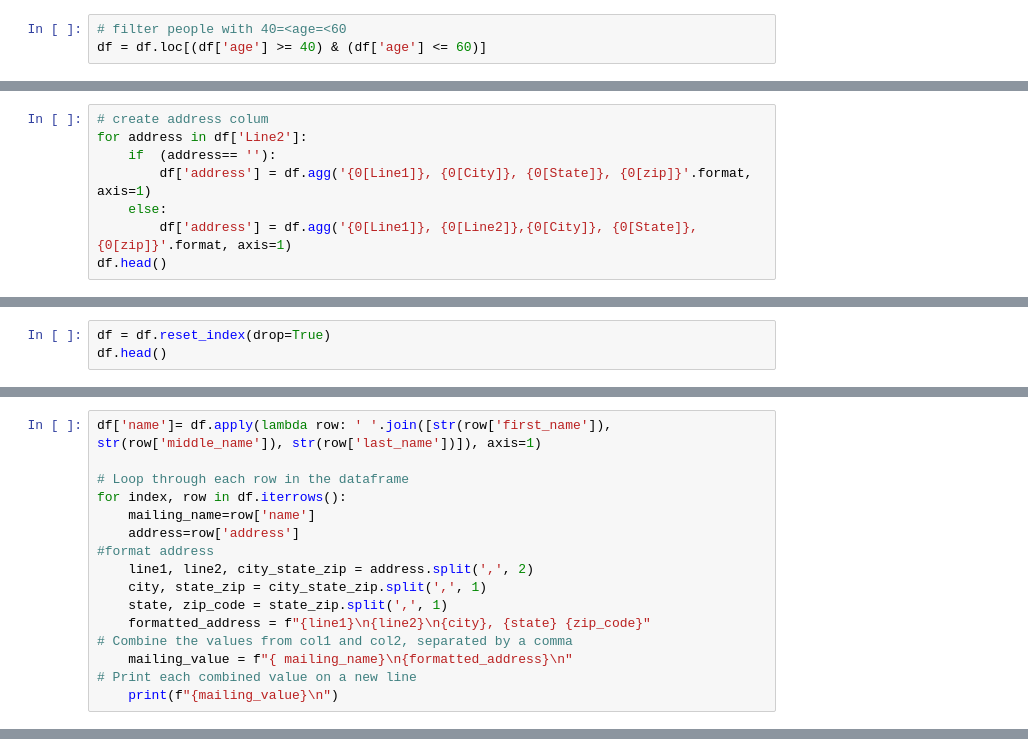
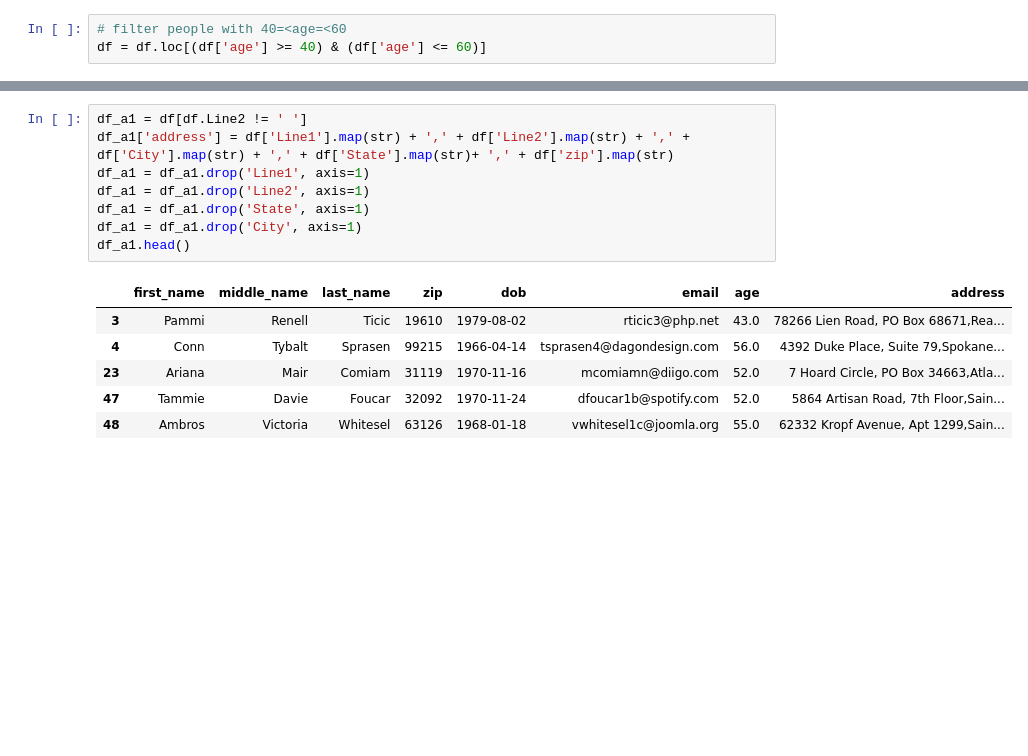
Before and after one commit to Shinhaeyoon/Project-2_ETL, a Jupyter notebook: Mini-project_ETL.ipynb, the cells around one changed output, grey strips where cells are left out. Saved outputs shown, nothing was run; the diff lists cells and outputs as text; blank space fills up the shorter version.

```diff
--- a/Mini-project_ETL.ipynb
+++ b/Mini-project_ETL.ipynb
@@ -178,11 +178,3 @@ df.head()
 | 9 | Candide | Delmore | Tilliard | 02203 | 1975-02-15 | dtilliard9@google.it | 48.0 | 037 Victoria Parkway |  | MA | ... |
 | 10 | Yovonnda | Edward | Maddrah | 07112 | 1965-10-07 | emaddraha@prnewswire.com | 57.0 | 7 Nova Drive |  | NJ | ... |
 | 12 | Tait | Tull | Gullis | 30301 | 1976-02-27 | tgullisc@phoca.cz | 47.0 | 43 Maple Wood Junction |  | GA | ... |
-# %%
-# create address colum
-for address in df['Line2']:
-    if  (address== ''):
-        df['address'] = df.agg('{0[Line1]}, {0[City]}, {0[State]}, {0[zip]}'.format, axis=1)
-    else:
-        df['address'] = df.agg('{0[Line1]}, {0[Line2]},{0[City]}, {0[State]}, {0[zip]}'.format, axis=1)
-df.head()
@@ -196,3 +180,0 @@ df.head()
-# %%
-df = df.reset_index(drop=True)
-df.head()
@@ -206,16 +180,0 @@ df.head()
-# %%
-df['name']= df.apply(lambda row: ' '.join([str(row['first_name']), str(row['middle_name']), str(row['last_name'])]), axis=1)
-
-# Loop through each row in the dataframe
-for index, row in df.iterrows():
-    mailing_name=row['name']
-    address=row['address']
-#format address
-    line1, line2, city_state_zip = address.split(',', 2)
-    city, state_zip = city_state_zip.split(',', 1)
-    state, zip_code = state_zip.split(',', 1)
-    formatted_address = f"{line1}\n{line2}\n{city}, {state} {zip_code}"
-# Combine the values from col1 and col2, separated by a comma
-    mailing_value = f"{ mailing_name}\n{formatted_address}\n"
-# Print each combined value on a new line
-    print(f"{mailing_value}\n")
@@ -239,0 +181,15 @@ Dayton,  OH  45403
+# %%
+df_a1 = df[df.Line2 != ' ']
+df_a1['address'] = df['Line1'].map(str) + ',' + df['Line2'].map(str) + ',' + df['City'].map(str) + ',' + df['State'].map(str)+ ',' + df['zip'].map(str)
+df_a1 = df_a1.drop('Line1', axis=1)
+df_a1 = df_a1.drop('Line2', axis=1)
+df_a1 = df_a1.drop('State', axis=1)
+df_a1 = df_a1.drop('City', axis=1)
+df_a1.head()
+# %% [output]
+|  | first_name | middle_name | last_name | zip | dob | email | age | address |
+| 3 | Pammi | Renell | Ticic | 19610 | 1979-08-02 | rticic3@php.net | 43.0 | 78266 Lien Road, PO Box 68671,Rea... |
+| 4 | Conn | Tybalt | Sprasen | 99215 | 1966-04-14 | tsprasen4@dagondesign.com | 56.0 | 4392 Duke Place, Suite 79,Spokane... |
+| 23 | Ariana | Mair | Comiam | 31119 | 1970-11-16 | mcomiamn@diigo.com | 52.0 | 7 Hoard Circle, PO Box 34663,Atla... |
+| 47 | Tammie | Davie | Foucar | 32092 | 1970-11-24 | dfoucar1b@spotify.com | 52.0 | 5864 Artisan Road, 7th Floor,Sain... |
+| 48 | Ambros | Victoria | Whitesel | 63126 | 1968-01-18 | vwhitesel1c@joomla.org | 55.0 | 62332 Kropf Avenue, Apt 1299,Sain... |
```
Also changed, not shown: parts of 6 cells of this notebook.
